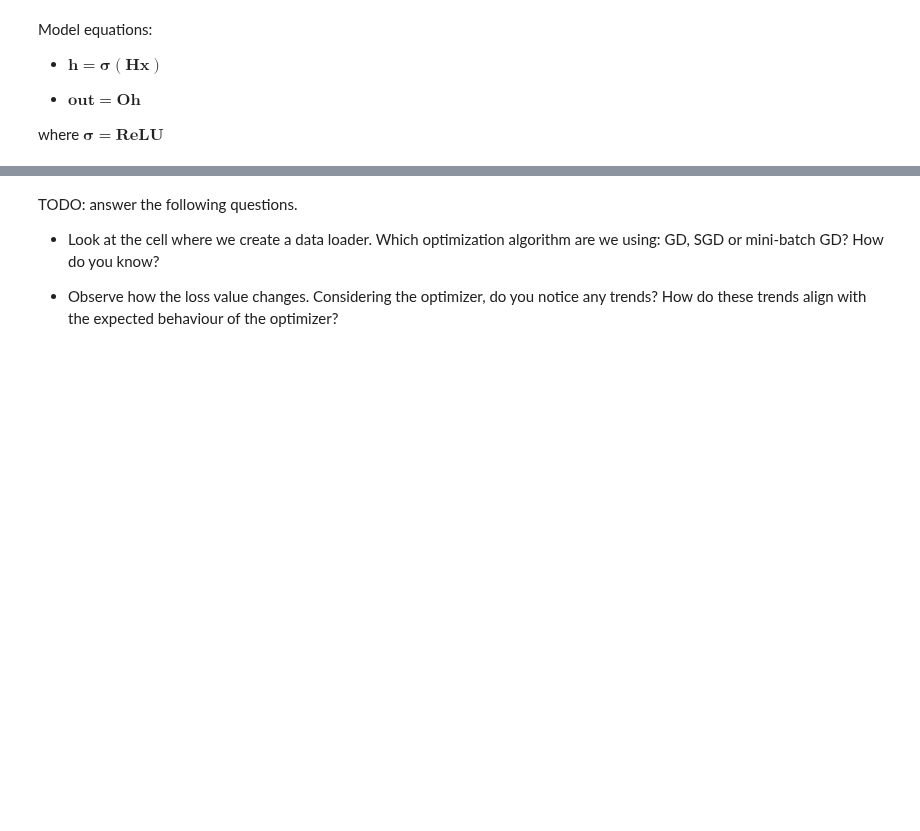
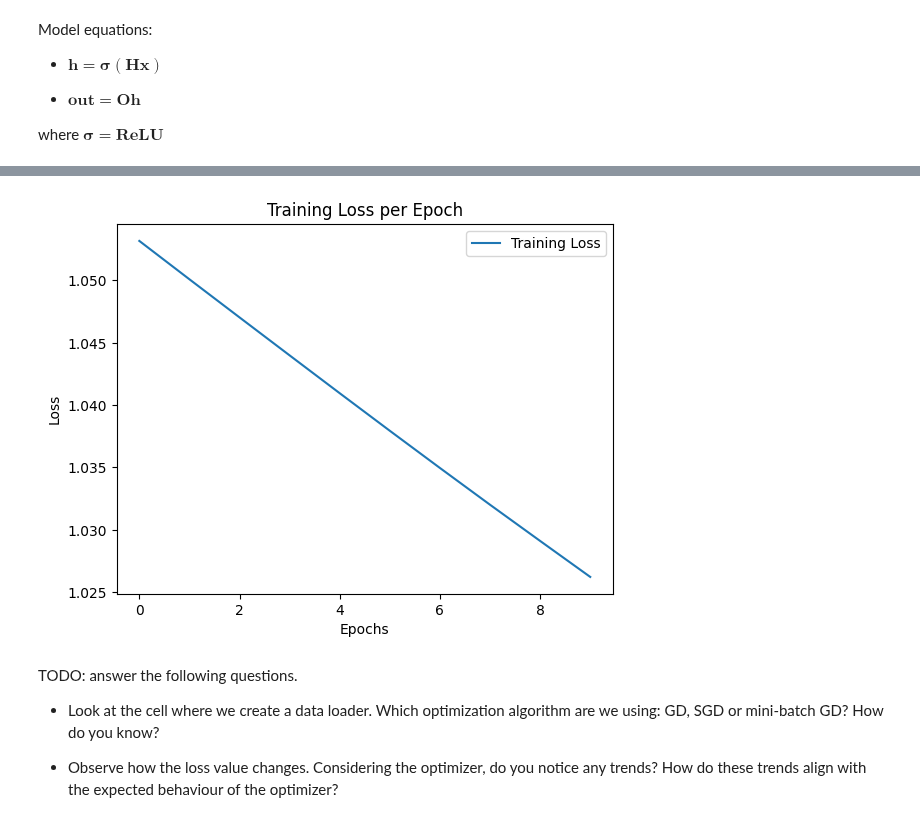
Before and after one commit to troniixx/uzh, a Jupyter notebook: Computational Linguistics/Sem 3/ML/merol_ml_ex3.ipynb, the cells around one changed output, grey strips where cells are left out. Saved outputs shown, nothing was run; the diff lists cells and outputs as text; code cells hidden in the pictures; blank space fills up the shorter version.

```diff
--- a/Computational Linguistics/Sem 3/ML/merol_ml_ex3.ipynb
+++ b/Computational Linguistics/Sem 3/ML/merol_ml_ex3.ipynb
@@ -46,8 +46,8 @@ y = iris.target
 # %%
 #always remember to split your data into at least 2 sets: train and test
 
-#TODO: set test size to 20%
-X_train, X_test, y_train, y_test = train_test_split(X, y, test_size=..., random_state=42)
+#DONE: set test size to 20%
+X_train, X_test, y_train, y_test = train_test_split(X, y, test_size=0.2, random_state=42)
 
 #we will also standardize the data to improve model convergence
 
@@ -82,6 +82,8 @@ class Iris(nn.Module):
   def forward(self, x):
 
     #TODO: define the forward pass
+    h = self.relu(self.H(x))
+    out = self.O(h)
 
     return out
 # %%
@@ -89,7 +91,7 @@ class Iris(nn.Module):
 
 torch.manual_seed(42)
 
-model = ... #TODO
+model = Iris() #TODO
 loss_function = nn.CrossEntropyLoss()
 optimizer = optim.SGD(model.parameters(), lr=0.01)
 # %%
@@ -130,5 +153,18 @@ for epoch in range(epochs):
 # %%
 #TODO: visualise the progression of loss using a line plot (loss per epoch)
+
+import matplotlib.pyplot as plt
+
+plt.plot(range(epochs), loss_values, label="Training Loss")
+
+plt.xlabel("Epochs")
+plt.ylabel("Loss")
+plt.title("Training Loss per Epoch")
+
+plt.legend()
+plt.show()
+# %% [output]
+[figure, added]
 # %% [markdown]
 TODO: answer the following questions.
 
```
Also changed, not shown: parts of 1 cell of this notebook.
